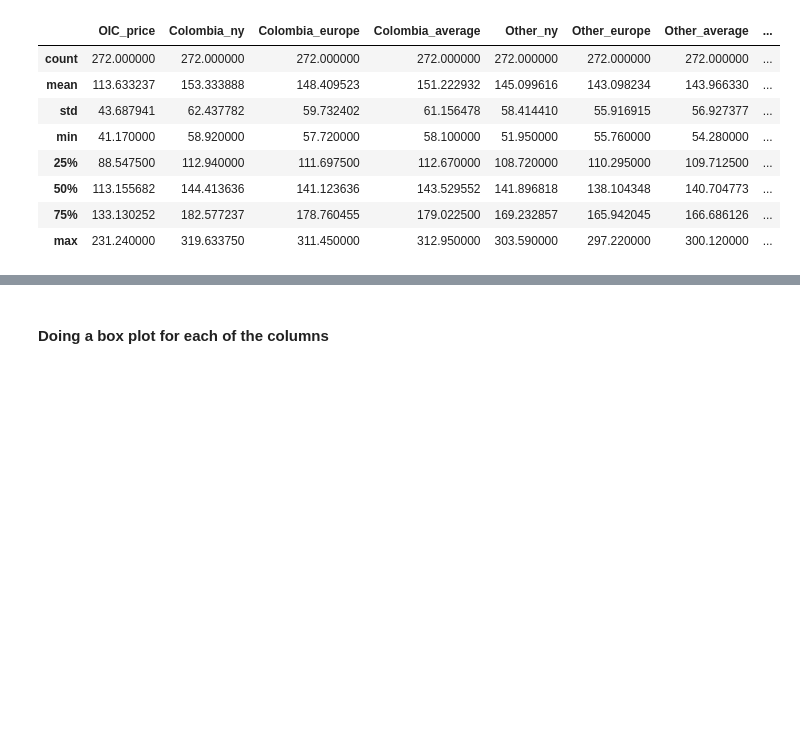
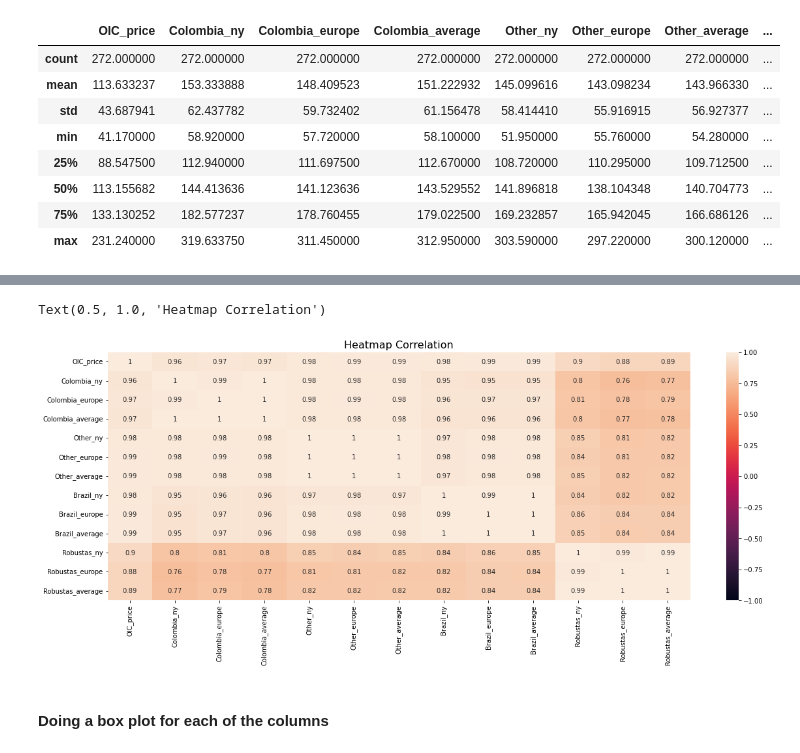
Before and after one commit to montwa/Ryerson, a Jupyter notebook: Coffee Price Regression Analysis.ipynb, the cells around one changed output, grey strips where cells are left out. Cells and saved outputs as stored; diff of their text form; code cells hidden in the pictures; blank space fills up the shorter version.

```diff
--- a/Coffee Price Regression Analysis.ipynb
+++ b/Coffee Price Regression Analysis.ipynb
@@ -102,3 +129,12 @@ df.describe()
+# %%
+# checking the correlation visually on a heat map
+
+plt.figure(figsize = (20,7))
+hm = sns.heatmap(df.corr(), annot = True, vmin = -1, vmax = 1)
+hm.set_title('Heatmap Correlation', fontdict = {'fontsize':16})
+# %% [output]
+Text(0.5, 1.0, 'Heatmap Correlation')
+[figure, added]
 # %% [markdown]
 #### Doing a box plot for each of the columns
 # %%
```
Also changed, not shown: parts of 33 cells of this notebook.
